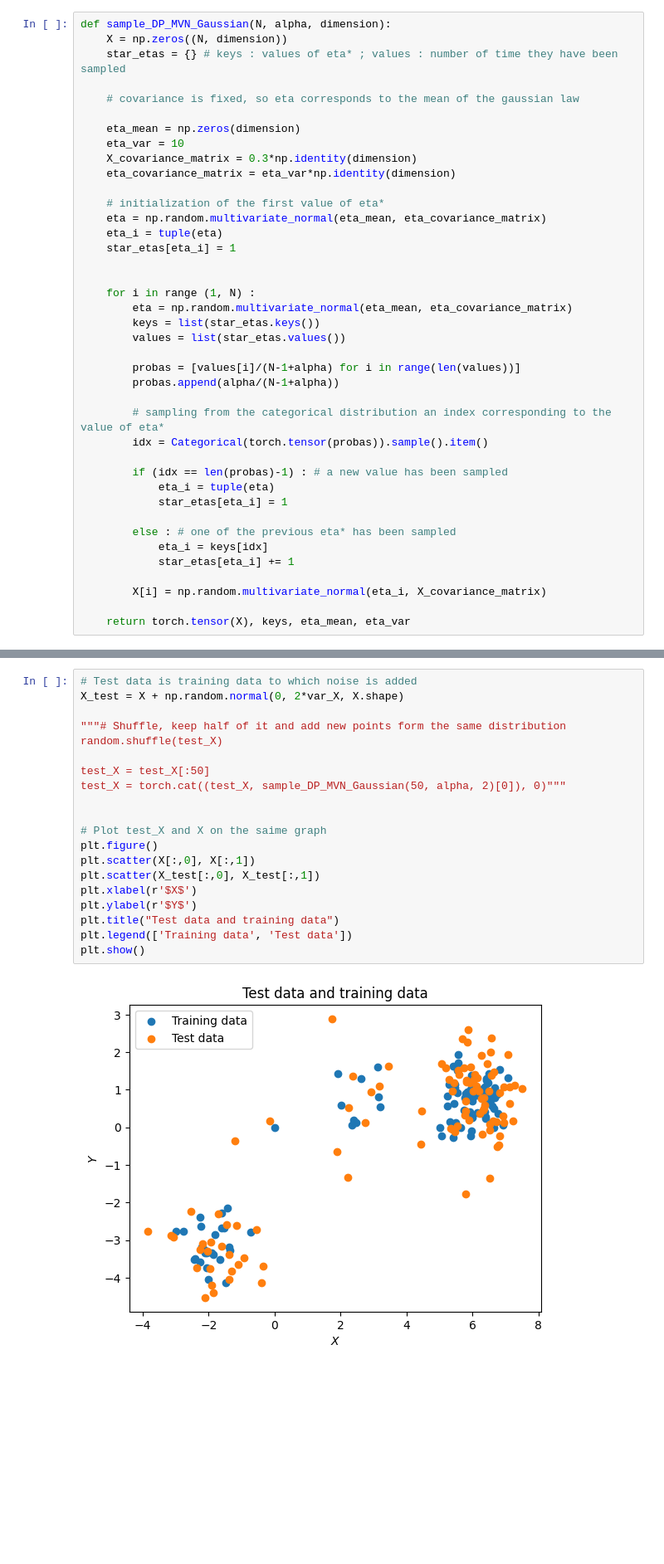
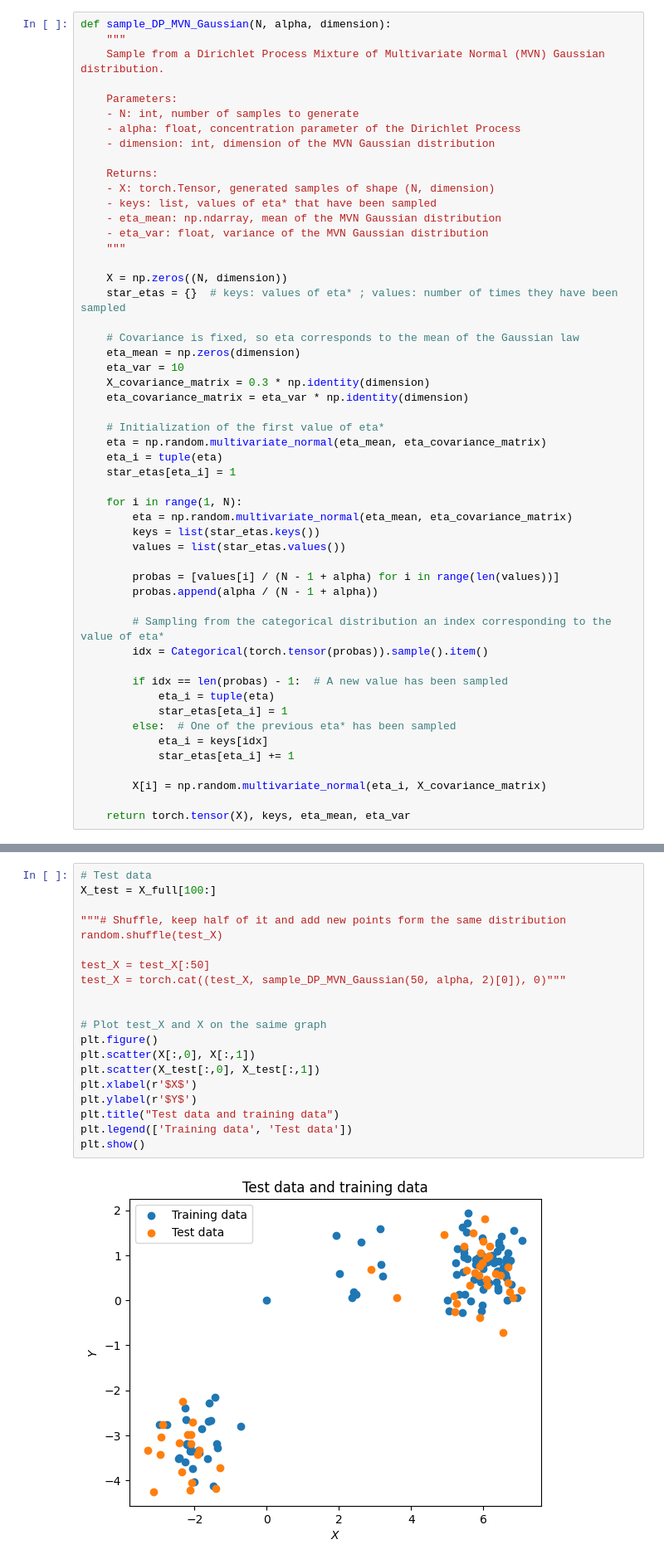
Before and after one commit to RomainDarous/DD2434-Machine_Learning_Advanced, a Jupyter notebook: CAVI_Dirichlet_Process_Research_Project/VI_Project_final.ipynb, the cells around one changed output, grey strips where cells are left out. Shown at 83% size. Drawn from its saved outputs; the diff is of its cells as text; blank space fills up the shorter version.

```diff
--- a/CAVI_Dirichlet_Process_Research_Project/VI_Project_final.ipynb
+++ b/CAVI_Dirichlet_Process_Research_Project/VI_Project_final.ipynb
@@ -362,38 +363,50 @@ plt.show()
 Let's start by adapting the sampling to the N-dimension case
 # %%
 def sample_DP_MVN_Gaussian(N, alpha, dimension):
+    """
+    Sample from a Dirichlet Process Mixture of Multivariate Normal (MVN) Gaussian distribution.
+
+    Parameters:
+    - N: int, number of samples to generate
+    - alpha: float, concentration parameter of the Dirichlet Process
+    - dimension: int, dimension of the MVN Gaussian distribution
+
+    Returns:
+    - X: torch.Tensor, generated samples of shape (N, dimension)
+    - keys: list, values of eta* that have been sampled
+    - eta_mean: np.ndarray, mean of the MVN Gaussian distribution
+    - eta_var: float, variance of the MVN Gaussian distribution
+    """
+
     X = np.zeros((N, dimension))
-    star_etas = {} # keys : values of eta* ; values : number of time they have been sampled
+    star_etas = {}  # keys: values of eta* ; values: number of times they have been sampled
 
-    # covariance is fixed, so eta corresponds to the mean of the gaussian law
-
+    # Covariance is fixed, so eta corresponds to the mean of the Gaussian law
     eta_mean = np.zeros(dimension)
     eta_var = 10
-    X_covariance_matrix = 0.3*np.identity(dimension)
-    eta_covariance_matrix = eta_var*np.identity(dimension)
+    X_covariance_matrix = 0.3 * np.identity(dimension)
+    eta_covariance_matrix = eta_var * np.identity(dimension)
 
-    # initialization of the first value of eta*
+    # Initialization of the first value of eta*
     eta = np.random.multivariate_normal(eta_mean, eta_covariance_matrix)
     eta_i = tuple(eta)
     star_etas[eta_i] = 1
 
-
-    for i in range (1, N) :
+    for i in range(1, N):
         eta = np.random.multivariate_normal(eta_mean, eta_covariance_matrix)
         keys = list(star_etas.keys())
         values = list(star_etas.values())
 
-        probas = [values[i]/(N-1+alpha) for i in range(len(values))]
-        probas.append(alpha/(N-1+alpha))
+        probas = [values[i] / (N - 1 + alpha) for i in range(len(values))]
+        probas.append(alpha / (N - 1 + alpha))
 
-        # sampling from the categorical distribution an index corresponding to the value of eta*
+        # Sampling from the categorical distribution an index corresponding to the value of eta*
         idx = Categorical(torch.tensor(probas)).sample().item()
 
-        if (idx == len(probas)-1) : # a new value has been sampled
+        if idx == len(probas) - 1:  # A new value has been sampled
             eta_i = tuple(eta)
             star_etas[eta_i] = 1
-
-        else : # one of the previous eta* has been sampled
+        else:  # One of the previous eta* has been sampled
             eta_i = keys[idx]
             star_etas[eta_i] += 1
 
@@ -421,27 +434,27 @@ def get_held_out_likelihood(X_test, dim, gamma_list, tau_list, phi_list) :
 
     return held_out_likelihood
 # %%
-# Test data is training data to which noise is added
-X_test = X + np.random.normal(0, 2*var_X, X.shape)
+# Test data
+X_test = X_full[100:]
 
 """# Shuffle, keep half of it and add new points form the same distribution
 random.shuffle(test_X)
 
 test_X = test_X[:50]
 test_X = torch.cat((test_X, sample_DP_MVN_Gaussian(50, alpha, 2)[0]), 0)"""
 
 
 # Plot test_X and X on the saime graph
 plt.figure()
 plt.scatter(X[:,0], X[:,1])
 plt.scatter(X_test[:,0], X_test[:,1])
 plt.xlabel(r'$X$')
 plt.ylabel(r'$Y$')
 plt.title("Test data and training data")
 plt.legend(['Training data', 'Test data'])
 plt.show()
 # %% [output]
-[figure, old version]
+[figure, new version]
 # %%
 # Compute the held-out likelihood
 held_out_likelihood = get_held_out_likelihood(X_test, 2, gamma_list, tau_list, phi_list)
```
Also changed, not shown: parts of 12 cells of this notebook.
